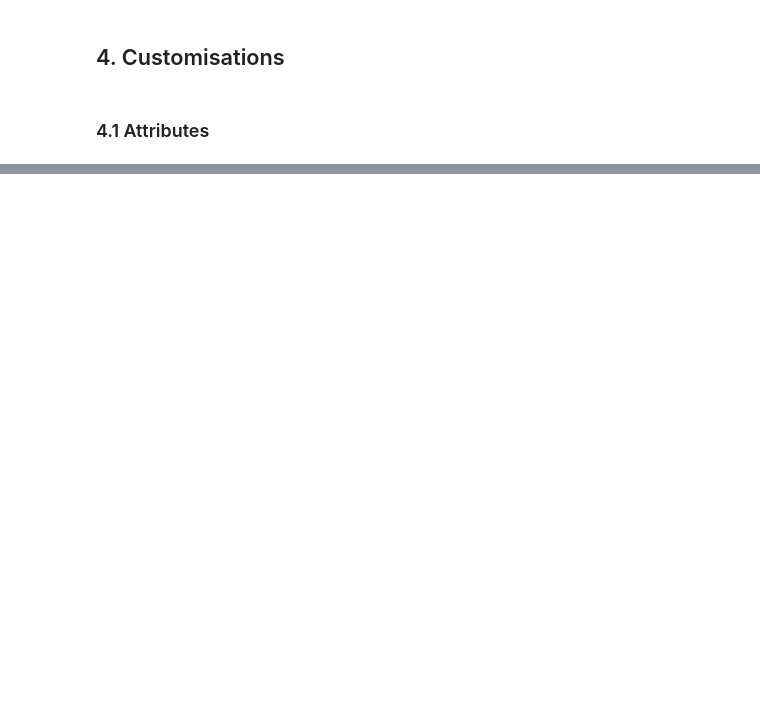
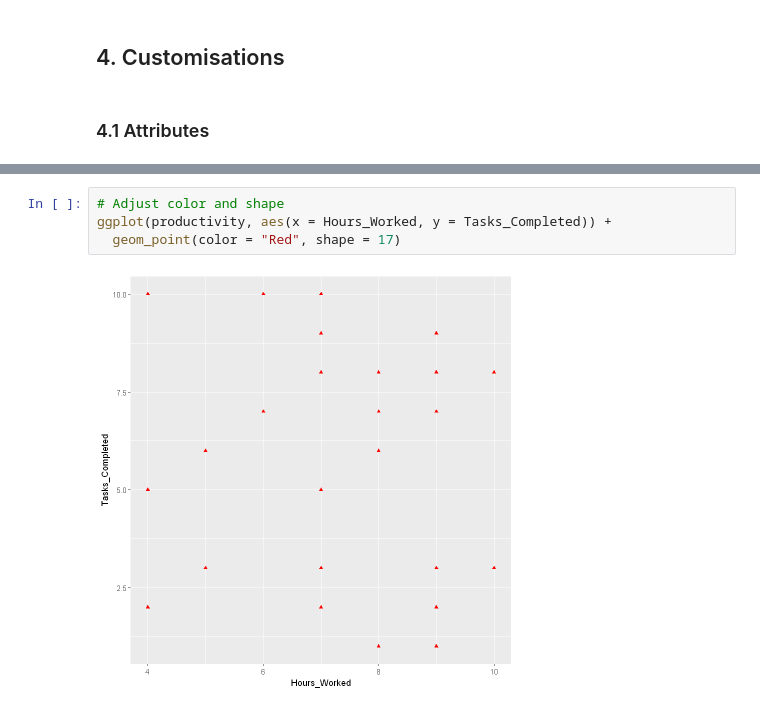
Before and after one commit to svarong-port/code-for-articles, a Jupyter notebook: article_data_viz_in_r.ipynb, the cells around one changed output, grey strips where cells are left out. Saved outputs shown, nothing was run; the diff lists cells and outputs as text; blank space fills up the shorter version.

```diff
--- a/article_data_viz_in_r.ipynb
+++ b/article_data_viz_in_r.ipynb
@@ -163,0 +177,6 @@ ggplot(productivity, aes(x = Hours_Worked, y = Tasks_Completed)) +
+# %%
+# Adjust color and shape
+ggplot(productivity, aes(x = Hours_Worked, y = Tasks_Completed)) +
+  geom_point(color = "Red", shape = 17)
+# %% [output]
+[figure, added]
```
Also changed, not shown: parts of 10 cells of this notebook.
